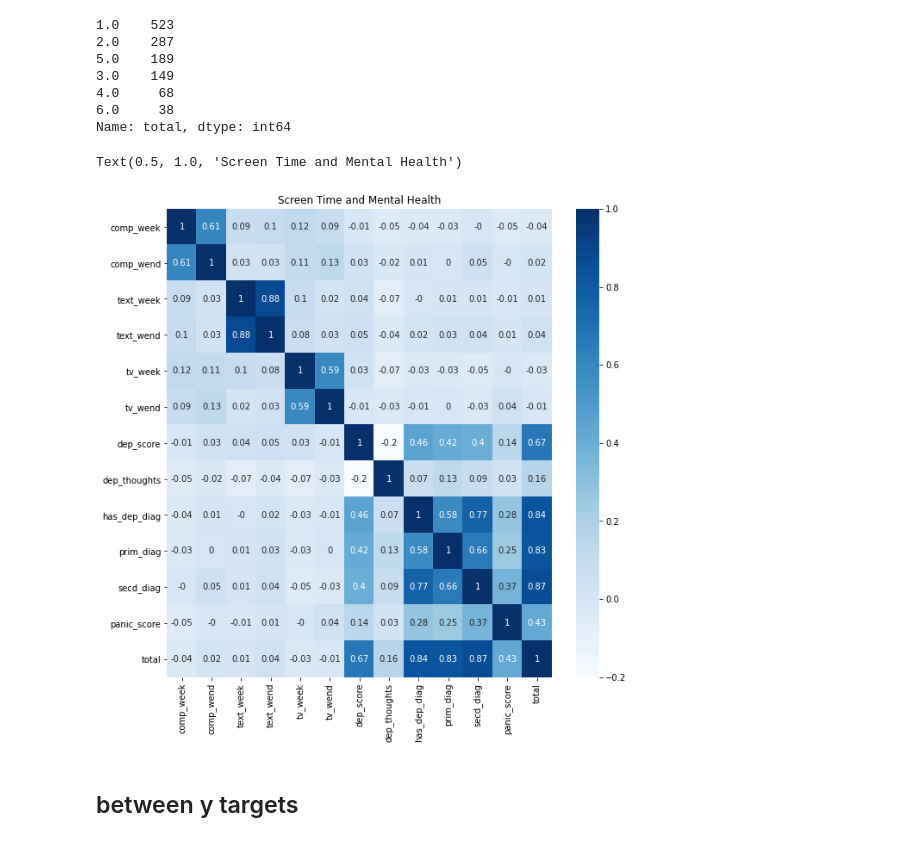
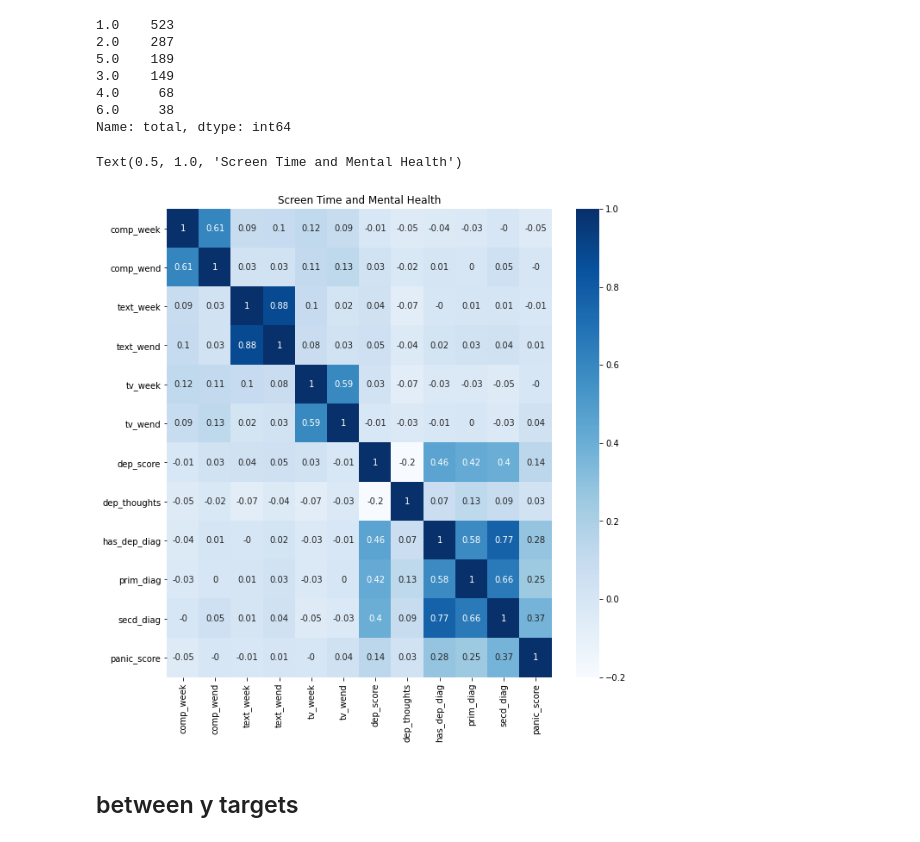
Before and after one commit to tomstark99/COMS30050, a Jupyter notebook: coursework/binary_classification/cor_Xs_y_total.ipynb, the cells around one changed output. Saved outputs shown, nothing was run; the diff lists cells and outputs as text; code cells hidden in the pictures.

```diff
--- a/coursework/binary_classification/cor_Xs_y_total.ipynb
+++ b/coursework/binary_classification/cor_Xs_y_total.ipynb
@@ -24,17 +57,17 @@ Name: total, dtype: int64
 # %%
 fig, ax = plt.subplots(figsize=(10, 10))
 
-X_ds = all_targets.copy()
+X_ds = all_targets_copied.copy()
 ds = X_ds.corr()
 
 ds = round(ds,2)
 
 sns.heatmap(ds, annot=True, cmap="Blues")
 
 ax.set_title('Screen Time and Mental Health')
 # %% [output]
 Text(0.5, 1.0, 'Screen Time and Mental Health')
-[figure, old version]
+[figure, new version]
 # %% [markdown]
 ## between y targets
 # %%
```
Also changed, not shown: parts of 5 cells of this notebook, 1 other file.
